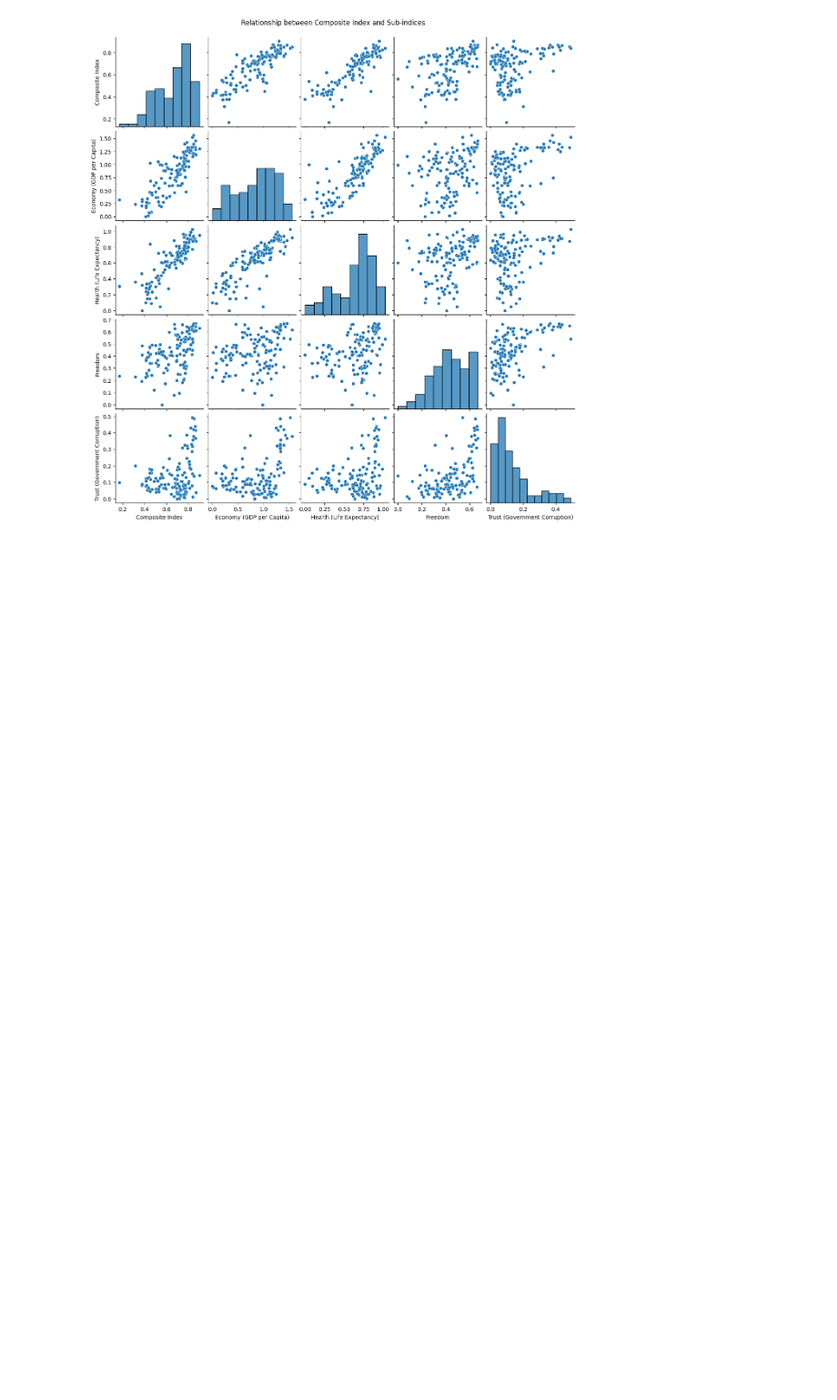
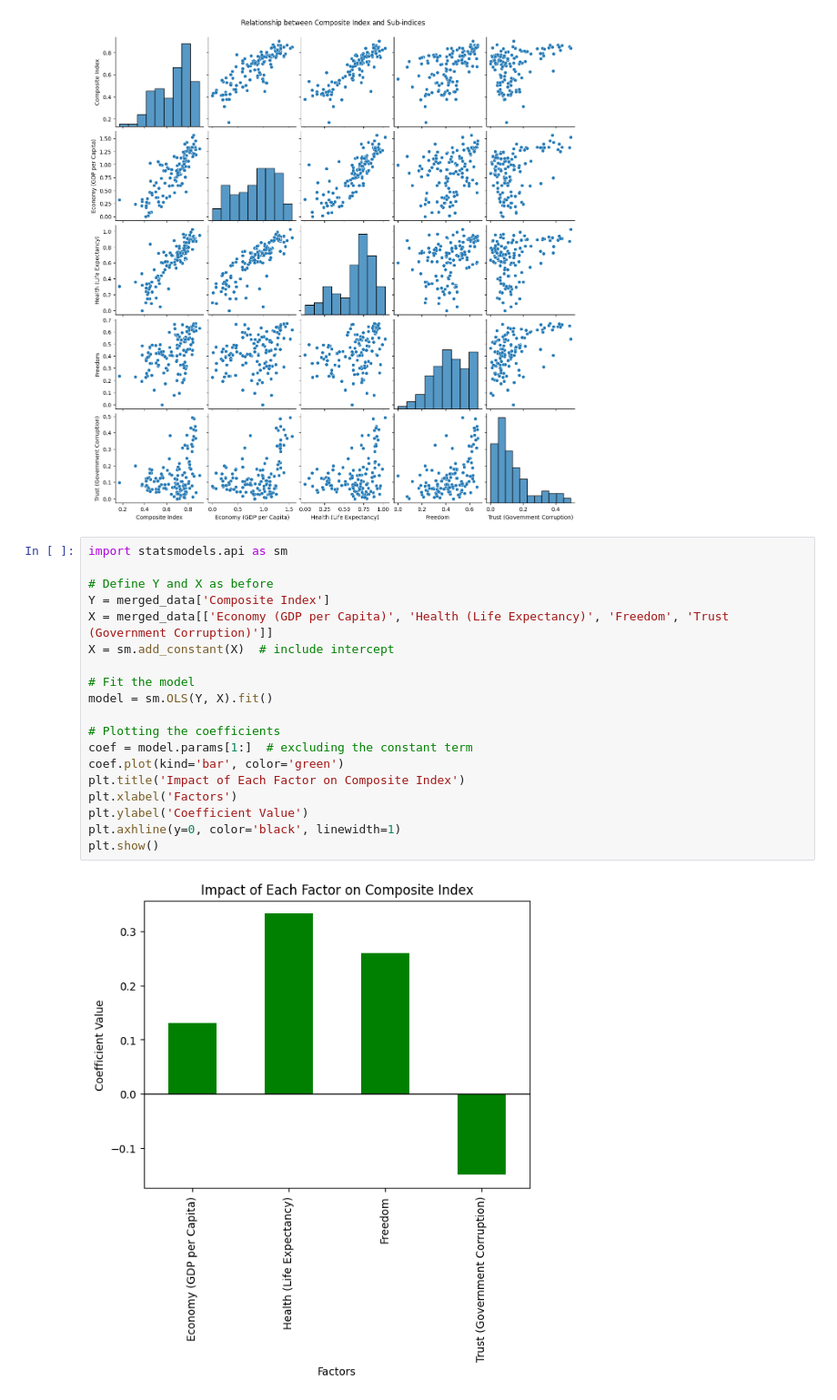
Before and after one commit to TanishAfre/Data-Analysis-Visualisation, a Jupyter notebook: main.ipynb, the cells around one changed output. Shown at 91% size. Cells and saved outputs as stored; diff of their text form; blank space fills up the shorter version.

Commit message:
Impact of Sub-indices on the Composite Index

```diff
--- a/main.ipynb
+++ b/main.ipynb
@@ -960,3 +960,24 @@ plt.suptitle('Relationship between Composite Index and Sub-indices', y=1.02)  #
 plt.show()
 # %% [output]
 [figure]
+# %%
+import statsmodels.api as sm
+
+# Define Y and X as before
+Y = merged_data['Composite Index']
+X = merged_data[['Economy (GDP per Capita)', 'Health (Life Expectancy)', 'Freedom', 'Trust (Government Corruption)']]
+X = sm.add_constant(X)  # include intercept
+
+# Fit the model
+model = sm.OLS(Y, X).fit()
+
+# Plotting the coefficients
+coef = model.params[1:]  # excluding the constant term
+coef.plot(kind='bar', color='green')
+plt.title('Impact of Each Factor on Composite Index')
+plt.xlabel('Factors')
+plt.ylabel('Coefficient Value')
+plt.axhline(y=0, color='black', linewidth=1)
+plt.show()
+# %% [output]
+[figure, added]
```
